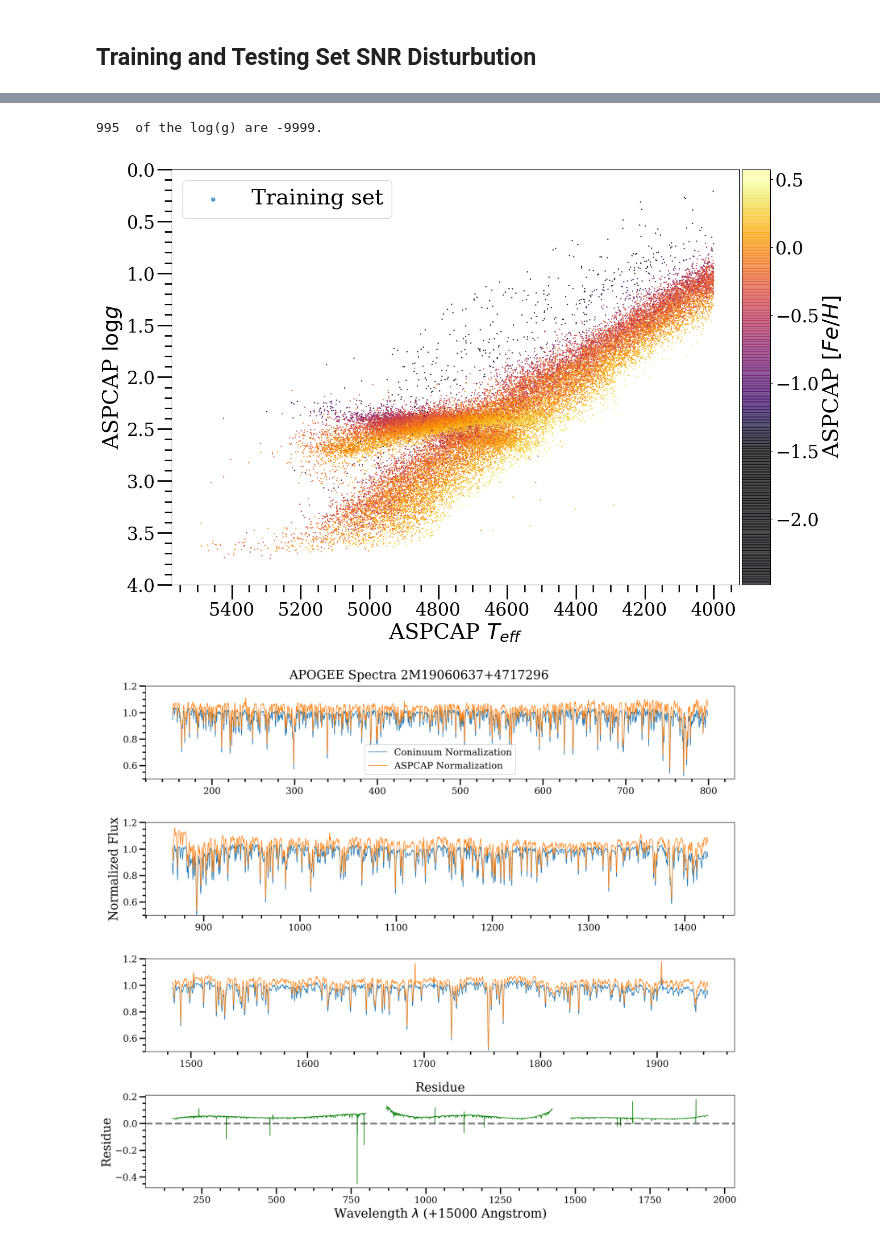
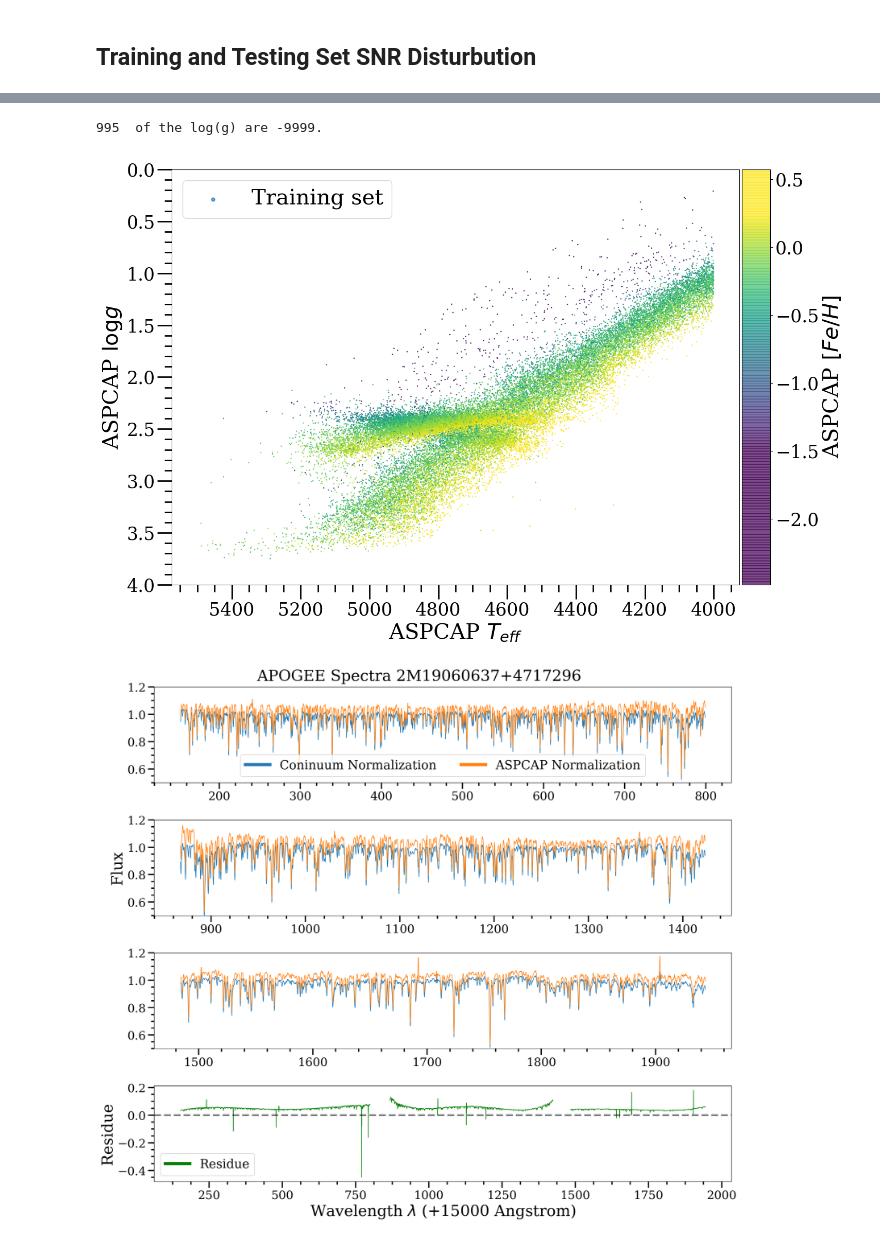
Before and after one commit to henrysky/astroNN_spectra_paper_figures, a Jupyter notebook: Datasets_Data_Reduction.ipynb, the cells around one changed output, grey strips where cells are left out. Saved outputs shown, nothing was run; the diff lists cells and outputs as text; code cells hidden in the pictures.

```diff
--- a/Datasets_Data_Reduction.ipynb
+++ b/Datasets_Data_Reduction.ipynb
@@ -128,4 +130,5 @@ plt.show()
 # %%
+%matplotlib inline
 from astroNN.datasets import H5Loader
 import pylab as plt
 import numpy as np
@@ -138,36 +141,36 @@ loader.load_err = False
 loader.load_combined = True  # load combined spectra
 TEFF = loader.load_entry('teff')
 LOGG = loader.load_entry('logg')
 FE = loader.load_entry('Fe')
 
 print(np.sum([LOGG==-9999]), " of the log(g) are -9999.")
 
 fig = plt.figure(figsize=(15,10), dpi=100)
 ax = plt.gca()
-plt.scatter(TEFF, LOGG, s=1, c=FE, label=f'Training set', alpha=0.7, cmap='inferno')
+plt.scatter(TEFF, LOGG, s=1, c=FE, label=f'Training set', alpha=0.7)
 plt.xlabel('ASPCAP ' +"$T_{eff}$", fontsize=30)
 plt.ylabel('ASPCAP '+'$\log{g}$', fontsize=30)
 plt.ylim((0., 4.))
 plt.legend(loc='best', fontsize=30, markerscale=5)
 plt.minorticks_on()
 plt.tick_params(labelsize=25, width=2, length=20, which='major')
 plt.tick_params(width=2, length=10, which='minor')
 ax.invert_xaxis()
 ax.invert_yaxis()
 #colorbar
 divider = make_axes_locatable(ax)
 cax = divider.append_axes("right", size="5%", pad=0.05)
 cbar = plt.colorbar(cax=cax)
-cbar.set_clim(vmin=-1.5, vmax=0.5)
+cbar.set_clim(vmin=-1.5, vmax=0.25)
 cbar.ax.tick_params(labelsize=25)
 cbar.set_label("ASPCAP "+"$[Fe/H]$", size=30)
 
 plt.tight_layout()
 plt.savefig('logg_teff_fe.png')
 plt.show()
 # %% [output]
 995  of the log(g) are -9999.
-[figure, old version]
+[figure, new version]
 # %%
 from astroNN.apogee import visit_spectra, combined_spectra, gap_delete, apogee_continuum, bitmask_boolean
 import matplotlib.ticker as ticker
@@ -207,13 +210,13 @@ blue, green, red = blue[0], green[0], red[0]
 aspcap_blue, aspcap_green, aspcap_red = chips_split(spec[0], dr=14)
 aspcap_blue, aspcap_green, aspcap_red = aspcap_blue[0], aspcap_green[0], aspcap_red[0]
 
-fig.suptitle('APOGEE Spectra 2M19060637+4717296', fontsize=20)
+fig.suptitle('APOGEE Spectra 2M19060637+4717296', fontsize=25)
 ax1 = fig.add_subplot(411)
 ax1.plot(lambda_blue, blue, linewidth=0.9, label='Coninuum Normalization')
 ax1.plot(lambda_blue, aspcap_blue, linewidth=0.9, label='ASPCAP Normalization')
 ax1.set_ylim((0.5, 1.2))
 ax2 = fig.add_subplot(412)
-ax2.set_ylabel('Normalized Flux', fontsize=20)
+ax2.set_ylabel('Flux', fontsize=25)
 ax2.plot(lambda_green, green, linewidth=0.9, label='astroNN')
 ax2.plot(lambda_green, aspcap_green, linewidth=0.9, label='ASPCAP')
 ax2.set_ylim((0.5, 1.2))
@@ -223,23 +226,30 @@ ax3.plot(lambda_red, aspcap_red, linewidth=0.9, label='ASPCAP')
 ax3.set_ylim((0.5, 1.2))
 
 ax4 = fig.add_subplot(414)
-ax4.plot(lambda_blue, aspcap_blue-blue, linewidth=0.9, c='green')
+ax4.plot(lambda_blue, aspcap_blue-blue, linewidth=0.9, c='green', label='Residue')
 ax4.plot(lambda_green, aspcap_green-green, linewidth=0.9, c='green')
 ax4.plot(lambda_red, aspcap_red-red, linewidth=0.9, c='green')
-ax4.set_xlabel(r'Wavelength $\lambda$ (+15000 Angstrom)', fontsize=20)
-ax4.set_ylabel('Residue', fontsize=20)
-ax4.set_title('Residue', fontsize=20)
+ax4.set_xlabel(r'Wavelength $\lambda$ (+15000 Angstrom)', fontsize=25)
+ax4.set_ylabel('Residue', fontsize=25)
+# ax4.set_title('Residue', fontsize=25)
 ax4.axhline(0, ls='--', c='k', lw=3., alpha=0.5)
 
-ax1.tick_params(labelsize=15, width=2, length=10, which='major')
+ax1.tick_params(labelsize=19, width=2, length=10, which='major')
 ax1.tick_params(width=2, length=5, which='minor')
-ax2.tick_params(labelsize=15, width=2, length=10, which='major')
+ax2.tick_params(labelsize=19, width=2, length=10, which='major')
 ax2.tick_params(width=2, length=5, which='minor')
-ax3.tick_params(labelsize=15, width=2, length=10, which='major')
+ax3.tick_params(labelsize=19, width=2, length=10, which='major')
 ax3.tick_params(width=2, length=5, which='minor')
-ax4.tick_params(labelsize=15, width=2, length=10, which='major')
+ax4.tick_params(labelsize=19, width=2, length=10, which='major')
 ax4.tick_params(width=2, length=5, which='minor')
-ax1.legend(loc='best', fontsize=15)
+leg = ax1.legend(loc='best', fontsize=20, ncol=2)
+leg2 = ax4.legend(loc='best', fontsize=20)
+
+for legobj in leg.legendHandles:
+    legobj.set_linewidth(5.0)
+
+for legobj in leg2.legendHandles:
+    legobj.set_linewidth(5.0)
 
 tick_spacing = 150
 # ax1.xaxis.set_major_locator(ticker.MultipleLocator(tick_spacing))
@@ -252,4 +262,4 @@ ax4.minorticks_on()
 plt.tight_layout(rect=[0, 0.00, 1, 0.98])
 plt.savefig('normalization_aspcap.png')
 # %% [output]
-[figure, old version]
+[figure, new version]
```
Also changed, not shown: parts of 1 cell of this notebook, 4 other files.
